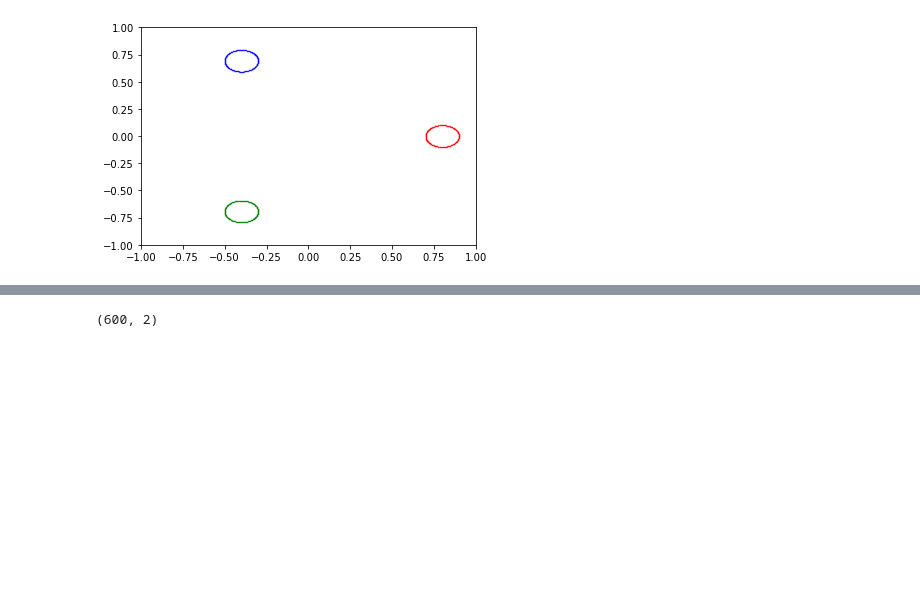
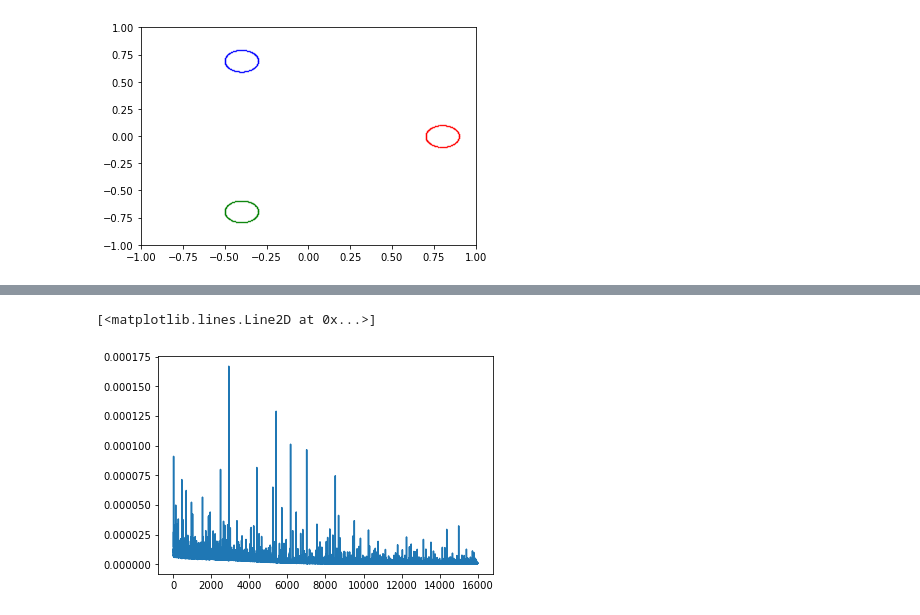
Before and after one commit to rlc-ai/phd, a Jupyter notebook: code/Encoder.ipynb, the cells around one changed output, grey strips where cells are left out. Saved outputs shown, nothing was run; the diff lists cells and outputs as text; code cells hidden in the pictures; blank space fills up the shorter version.

Commit message:
update Encoder to include energy evaluation

```diff
--- a/code/Encoder.ipynb
+++ b/code/Encoder.ipynb
@@ -49,8 +99,8 @@ plt.axis([-1,1,-1,1])
 # %%
 input=tf.keras.layers.Input(shape=(2,),dtype=tf.float64)
-encoded=tf.keras.layers.Dense(8,activation='tanh',dtype=tf.float64)(input)
+encoded=tf.keras.layers.Dense(16,activation='tanh',dtype=tf.float64)(input)
 encoded=tf.keras.layers.Dense(4,activation='tanh',dtype=tf.float64)(encoded)
-decoded=tf.keras.layers.Dense(8,activation='tanh',dtype=tf.float64)(encoded)
+decoded=tf.keras.layers.Dense(16,activation='tanh',dtype=tf.float64)(encoded)
 output=tf.keras.layers.Dense(2,activation='tanh',dtype=tf.float64)(decoded)
 model=tf.keras.models.Model(input,output)
 model.compile(optimizer="Adam", loss="mse")
@@ -81,6 +131,23 @@ To enable them in non-MKL-DNN operations, rebuild TensorFlow with the appropriat
-# %%
-X.shape
-# %% [output]
-(600, 2)
-# %%
-history=model.fit(X[200:400],X[200:400],epochs=10000,verbose=0)
+# %%
+#fig, (ax0, ax1) = plt.subplots(nrows=1, ncols=2,figsize=(50, 6))
+total_epochs=20000
+epochs=1000
+model_graphs=[]
+history=[]
+pbar=tqdm(total=int(total_epochs/epochs))
+for i in range(1,int(total_epochs/epochs)-1):
+    history.append(model.fit(X,X,epochs=epochs,verbose=0))
+    model_graphs.append(ModelGraph(model))
+    pbar.update(1)
+    #ax0.plot(range(len(history[-1].history['loss'])),history[-1].history['loss'])
+    #ax0.set_title('loss')
+    #ax1.plot(range(len(X)),[model_graphs[-1].compute_energy(x) for x in X])
+pbar.close()
+# %%
+t_h=[]
+for h in history:
+    t_h.extend(h.history['loss'])
+plt.plot(range(len(t_h)-2000),t_h[2000:])
+# %% [output]
+[<matplotlib.lines.Line2D at 0x...>]
+[figure, added]
```
Also changed, not shown: parts of 48 cells of this notebook.
